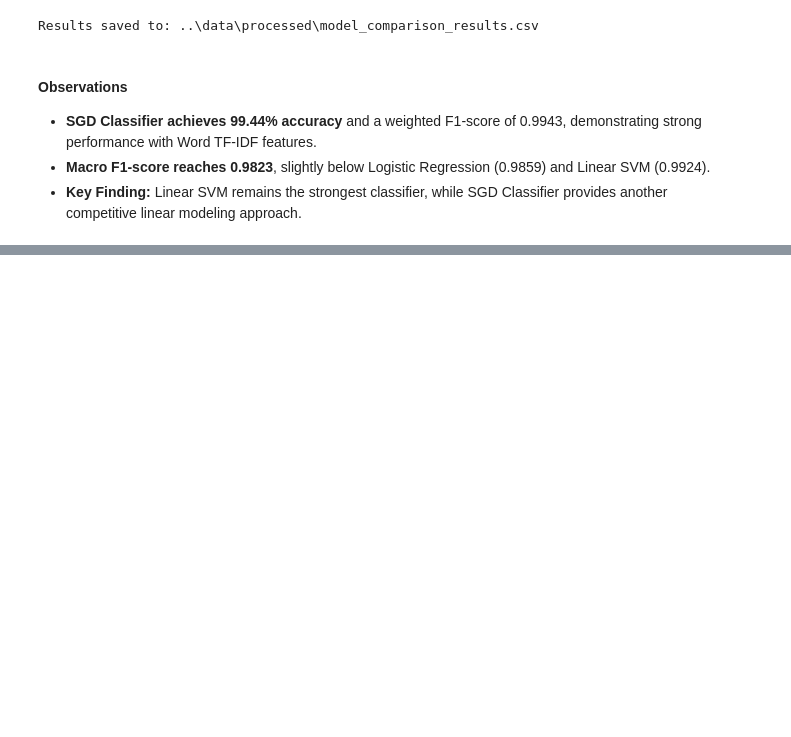
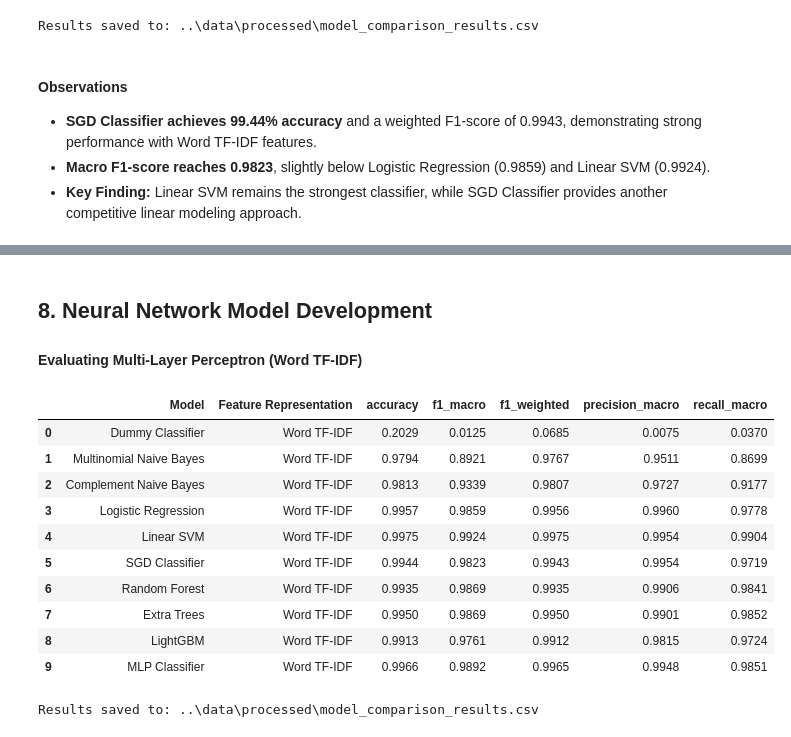
Before and after one commit to TejasMJ/Customer-Support-Intent-Intelligence, a Jupyter notebook: notebooks/05_model_development.ipynb, the cells around one changed output, grey strips where cells are left out. Saved outputs shown, nothing was run; the diff lists cells and outputs as text; code cells hidden in the pictures; blank space fills up the shorter version.

Commit message:
MLP Classifier added

```diff
--- a/notebooks/05_model_development.ipynb
+++ b/notebooks/05_model_development.ipynb
@@ -507,0 +723,75 @@ Results saved to: ..\data\processed\model_comparison_results.csv
+# %% [markdown]
+## 8. Neural Network Model Development
+
+#### Evaluating Multi-Layer Perceptron (Word TF-IDF)
+# %%
+mlp_model = MLPClassifier(
+    hidden_layer_sizes=(128,),
+    activation="relu",
+    solver="adam",
+    alpha=0.0001,
+    batch_size=128,
+    learning_rate_init=0.001,
+    max_iter=50,
+    early_stopping=True,
+    validation_fraction=0.1,
+    n_iter_no_change=5,
+    random_state=42
+)
+
+mlp_cv_results = cross_validate(
+    mlp_model,
+    X_train_word,
+    y_train,
+    cv=cv,
+    scoring=scoring,
+    n_jobs=1
+)
+
+mlp_metrics = {
+    metric: mlp_cv_results[f"test_{metric}"].mean()
+    for metric in scoring
+}
+
+with mlflow.start_run(run_name="MLP Classifier - Word TF-IDF"):
+    mlflow.log_params({
+        "model": "MLPClassifier",
+        "hidden_layer_sizes": "(128,)",
+        "activation": "relu",
+        "solver": "adam",
+        "alpha": 0.0001,
+        "batch_size": 128,
+        "max_iter": 50,
+        "early_stopping": True,
+        "feature_representation": "word_tfidf",
+        "cv_folds": 5
+    })
+
+    for metric, value in mlp_metrics.items():
+        mlflow.log_metric(f"cv_{metric}", value)
+
+model_results.append({
+    "Model": "MLP Classifier",
+    "Feature Representation": "Word TF-IDF",
+    **mlp_metrics
+})
+
+results_df = pd.DataFrame(model_results)
+results_df.to_csv(results_path, index=False)
+
+display(results_df.round(4))
+
+print(f"\nResults saved to: {results_path}")
+# %% [output]
+|  | Model | Feature Representation | accuracy | f1_macro | f1_weighted | precision_macro | recall_macro |
+| 0 | Dummy Classifier | Word TF-IDF | 0.2029 | 0.0125 | 0.0685 | 0.0075 | 0.0370 |
+| 1 | Multinomial Naive Bayes | Word TF-IDF | 0.9794 | 0.8921 | 0.9767 | 0.9511 | 0.8699 |
+| 2 | Complement Naive Bayes | Word TF-IDF | 0.9813 | 0.9339 | 0.9807 | 0.9727 | 0.9177 |
+| 3 | Logistic Regression | Word TF-IDF | 0.9957 | 0.9859 | 0.9956 | 0.9960 | 0.9778 |
+| 4 | Linear SVM | Word TF-IDF | 0.9975 | 0.9924 | 0.9975 | 0.9954 | 0.9904 |
+| 5 | SGD Classifier | Word TF-IDF | 0.9944 | 0.9823 | 0.9943 | 0.9954 | 0.9719 |
+| 6 | Random Forest | Word TF-IDF | 0.9935 | 0.9869 | 0.9935 | 0.9906 | 0.9841 |
+| 7 | Extra Trees | Word TF-IDF | 0.9950 | 0.9869 | 0.9950 | 0.9901 | 0.9852 |
+| 8 | LightGBM | Word TF-IDF | 0.9913 | 0.9761 | 0.9912 | 0.9815 | 0.9724 |
+| 9 | MLP Classifier | Word TF-IDF | 0.9966 | 0.9892 | 0.9965 | 0.9948 | 0.9851 |
+Results saved to: ..\data\processed\model_comparison_results.csv
```
Also changed, not shown: parts of 10 cells of this notebook.
